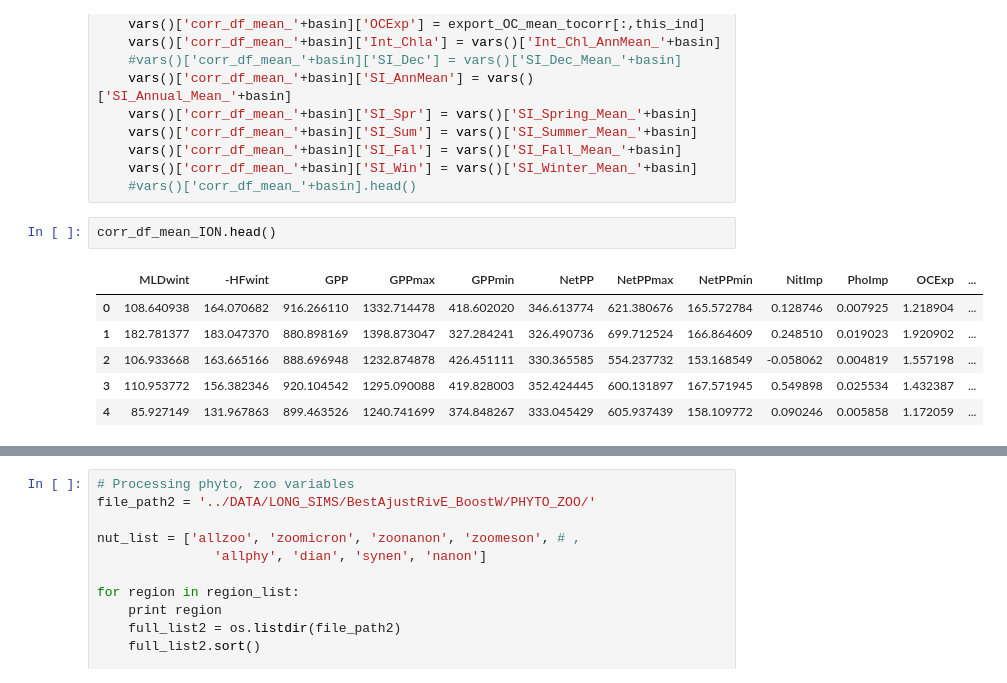
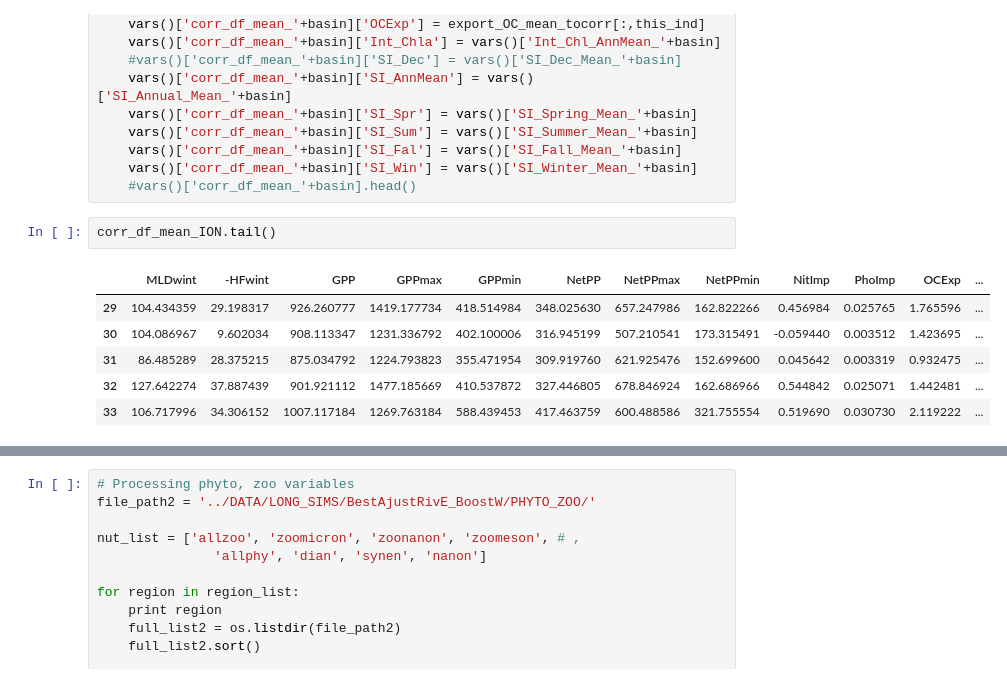
Before and after one commit to dosalex/MY_GIT_REPOS, a Jupyter notebook: CORRELATIONS_COMPUT.ipynb, the cells around one changed output, grey strips where cells are left out. Drawn from its saved outputs; the diff is of its cells as text.

```diff
--- a/CORRELATIONS_COMPUT.ipynb
+++ b/CORRELATIONS_COMPUT.ipynb
@@ -1084,11 +861,11 @@ for basin in region_list:
     vars()['corr_df_mean_'+basin]['SI_Win'] = vars()['SI_Winter_Mean_'+basin]
     #vars()['corr_df_mean_'+basin].head()
 # %%
-corr_df_mean_ION.head()
+corr_df_mean_ION.tail()
 # %% [output]
 |  | MLDwint | -HFwint | GPP | GPPmax | GPPmin | NetPP | NetPPmax | NetPPmin | NitImp | PhoImp | OCExp | ... |
-| 0 | 108.640938 | 164.070682 | 916.266110 | 1332.714478 | 418.602020 | 346.613774 | 621.380676 | 165.572784 | 0.128746 | 0.007925 | 1.218904 | ... |
-| 1 | 182.781377 | 183.047370 | 880.898169 | 1398.873047 | 327.284241 | 326.490736 | 699.712524 | 166.864609 | 0.248510 | 0.019023 | 1.920902 | ... |
-| 2 | 106.933668 | 163.665166 | 888.696948 | 1232.874878 | 426.451111 | 330.365585 | 554.237732 | 153.168549 | -0.058062 | 0.004819 | 1.557198 | ... |
-| 3 | 110.953772 | 156.382346 | 920.104542 | 1295.090088 | 419.828003 | 352.424445 | 600.131897 | 167.571945 | 0.549898 | 0.025534 | 1.432387 | ... |
-| 4 | 85.927149 | 131.967863 | 899.463526 | 1240.741699 | 374.848267 | 333.045429 | 605.937439 | 158.109772 | 0.090246 | 0.005858 | 1.172059 | ... |
+| 29 | 104.434359 | 29.198317 | 926.260777 | 1419.177734 | 418.514984 | 348.025630 | 657.247986 | 162.822266 | 0.456984 | 0.025765 | 1.765596 | ... |
+| 30 | 104.086967 | 9.602034 | 908.113347 | 1231.336792 | 402.100006 | 316.945199 | 507.210541 | 173.315491 | -0.059440 | 0.003512 | 1.423695 | ... |
+| 31 | 86.485289 | 28.375215 | 875.034792 | 1224.793823 | 355.471954 | 309.919760 | 621.925476 | 152.699600 | 0.045642 | 0.003319 | 0.932475 | ... |
+| 32 | 127.642274 | 37.887439 | 901.921112 | 1477.185669 | 410.537872 | 327.446805 | 678.846924 | 162.686966 | 0.544842 | 0.025071 | 1.442481 | ... |
+| 33 | 106.717996 | 34.306152 | 1007.117184 | 1269.763184 | 588.439453 | 417.463759 | 600.488586 | 321.755554 | 0.519690 | 0.030730 | 2.119222 | ... |
```
Also changed, not shown: parts of 22 cells of this notebook.
